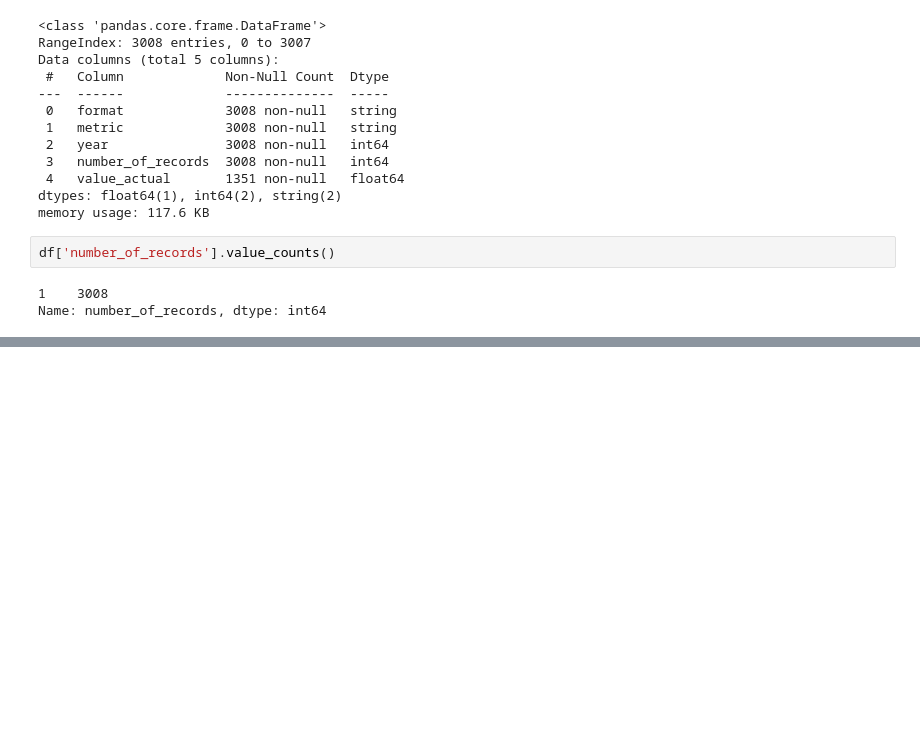
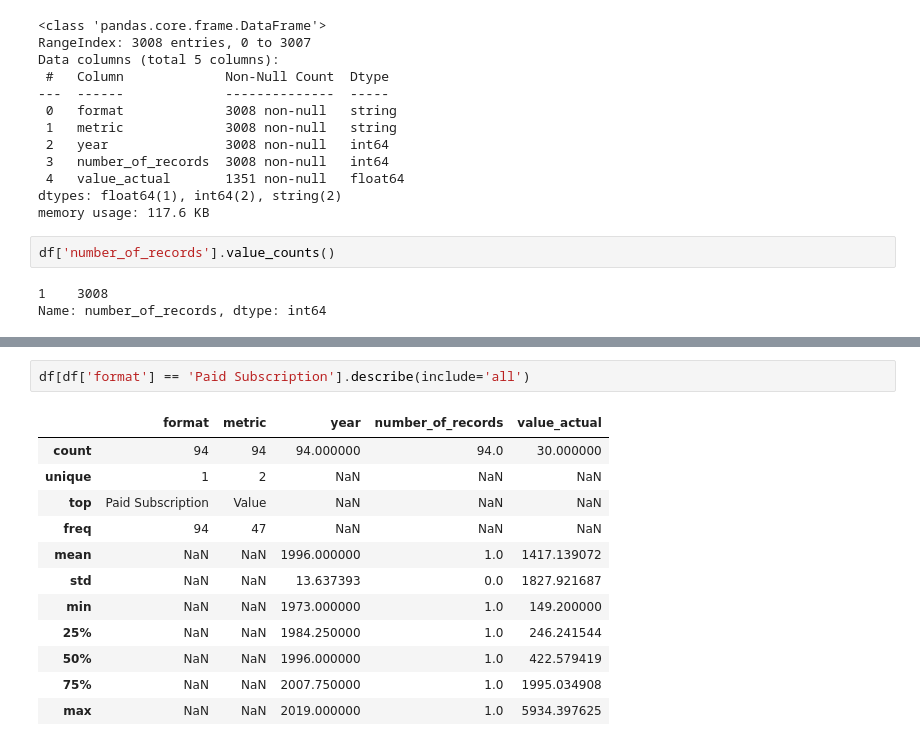
Before and after one commit to Brandon-Luong/Music-Sales, a Jupyter notebook: music_sales.ipynb, the cells around one changed output, grey strips where cells are left out. Cells and saved outputs as stored; diff of their text form; blank space fills up the shorter version.

```diff
--- a/music_sales.ipynb
+++ b/music_sales.ipynb
@@ -203,0 +303,15 @@ Name: value_actual, dtype: int64
+# %%
+df[df['format'] == 'Paid Subscription'].describe(include='all')
+# %% [output]
+|  | format | metric | year | number_of_records | value_actual |
+| count | 94 | 94 | 94.000000 | 94.0 | 30.000000 |
+| unique | 1 | 2 | NaN | NaN | NaN |
+| top | Paid Subscription | Value | NaN | NaN | NaN |
+| freq | 94 | 47 | NaN | NaN | NaN |
+| mean | NaN | NaN | 1996.000000 | 1.0 | 1417.139072 |
+| std | NaN | NaN | 13.637393 | 0.0 | 1827.921687 |
+| min | NaN | NaN | 1973.000000 | 1.0 | 149.200000 |
+| 25% | NaN | NaN | 1984.250000 | 1.0 | 246.241544 |
+| 50% | NaN | NaN | 1996.000000 | 1.0 | 422.579419 |
+| 75% | NaN | NaN | 2007.750000 | 1.0 | 1995.034908 |
+| max | NaN | NaN | 2019.000000 | 1.0 | 5934.397625 |
```
Also changed, not shown: parts of 19 cells of this notebook.
